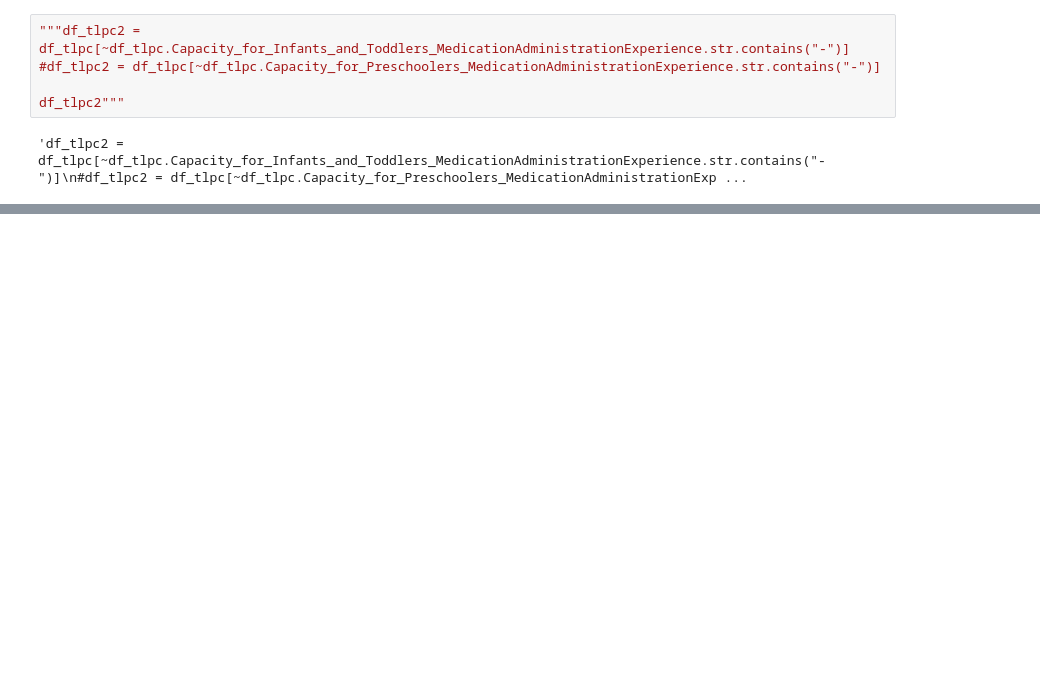
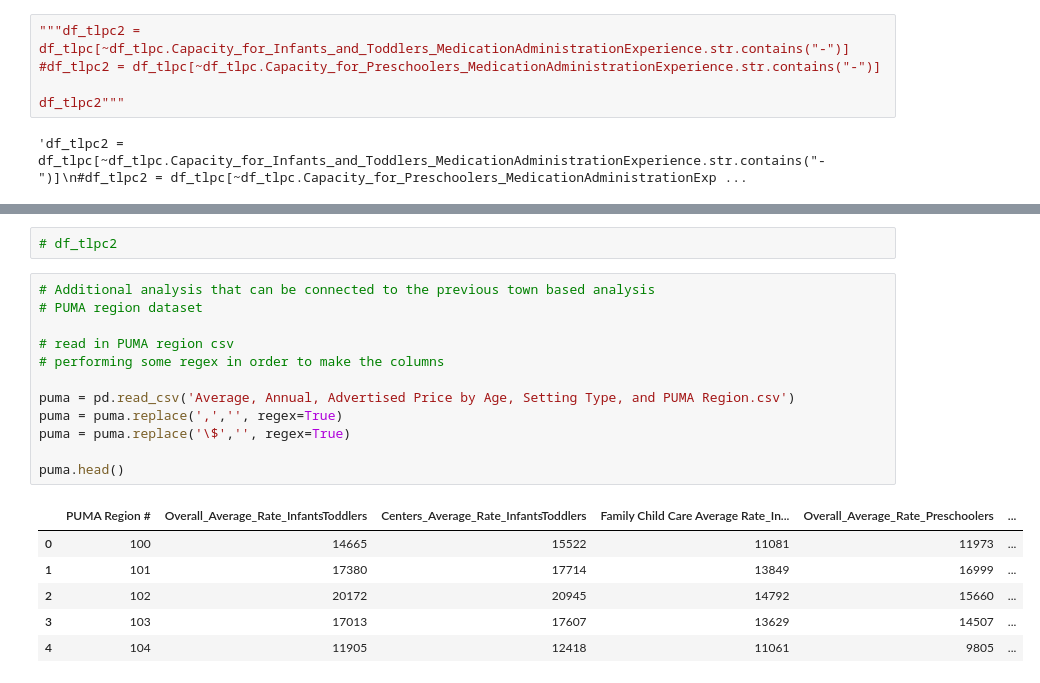
Before and after one commit to ctoec/data-visualization, a Jupyter notebook: notebook_and_data/Unmet Needs Report Visualizations.ipynb, the cells around one changed output, grey strips where cells are left out. Saved outputs shown, nothing was run; the diff lists cells and outputs as text; blank space fills up the shorter version.

```diff
--- a/notebook_and_data/Unmet Needs Report Visualizations.ipynb
+++ b/notebook_and_data/Unmet Needs Report Visualizations.ipynb
@@ -682,0 +772,21 @@ df_tlpc2
+# %%
+# df_tlpc2
+# %%
+# Additional analysis that can be connected to the previous town based analysis
+# PUMA region dataset
+
+# read in PUMA region csv
+# performing some regex in order to make the columns
+
+puma = pd.read_csv('Average, Annual, Advertised Price by Age, Setting Type, and PUMA Region.csv')
+puma = puma.replace(',','', regex=True)
+puma = puma.replace('\$','', regex=True)
+
+puma.head()
+# %% [output]
+|  | PUMA Region # | Overall_Average_Rate_InfantsToddlers | Centers_Average_Rate_InfantsToddlers | Family Child Care Average Rate_In... | Overall_Average_Rate_Preschoolers | ... |
+| 0 | 100 | 14665 | 15522 | 11081 | 11973 | ... |
+| 1 | 101 | 17380 | 17714 | 13849 | 16999 | ... |
+| 2 | 102 | 20172 | 20945 | 14792 | 15660 | ... |
+| 3 | 103 | 17013 | 17607 | 13629 | 14507 | ... |
+| 4 | 104 | 11905 | 12418 | 11061 | 9805 | ... |
```
Also changed, not shown: parts of 89 cells of this notebook.
